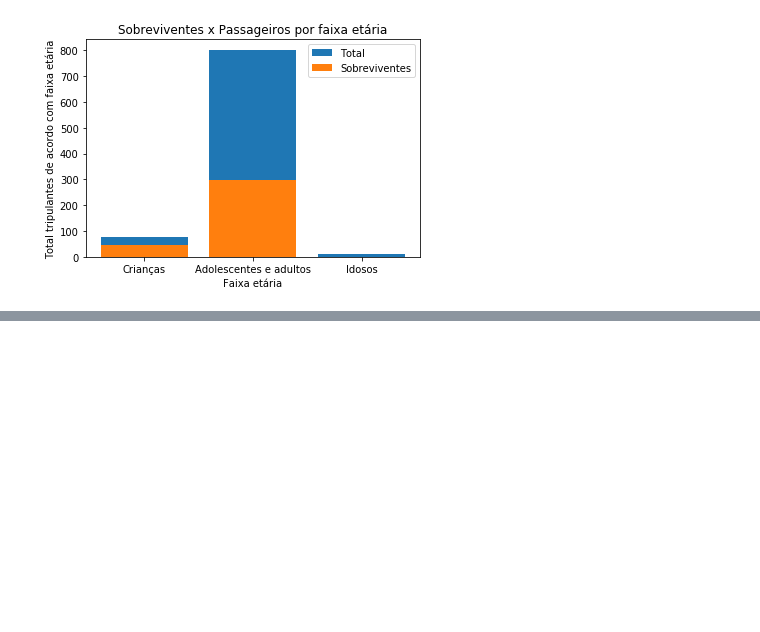
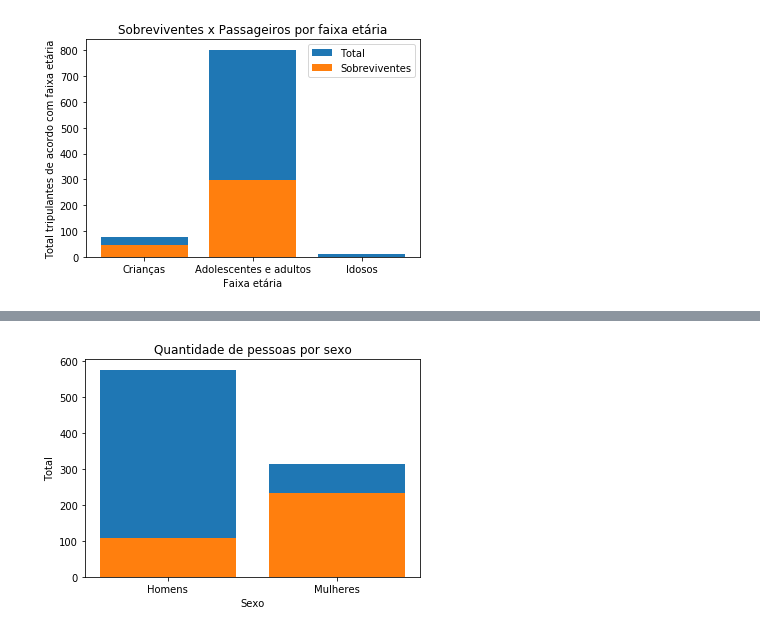
Before and after one commit to matheusbattisti/udacity_titanic, a Jupyter notebook: Titanic_Analise.ipynb, the cells around one changed output, grey strips where cells are left out. Saved outputs shown, nothing was run; the diff lists cells and outputs as text; code cells hidden in the pictures; blank space fills up the shorter version.

```diff
--- a/Titanic_Analise.ipynb
+++ b/Titanic_Analise.ipynb
@@ -330,0 +334,19 @@ dtype: int64
+# %%
+locations = [1, 2]
+heights = [len(male_df), len(female_df)]
+labels = ['Homens', 'Mulheres']
+
+plt.bar(locations, heights, tick_label=labels, label='Total')
+
+maleSurv = df.loc[(df['Sex'] == 'male') & (df['Survived'] == 1)]
+femaleSurv = df.loc[(df['Sex'] == 'female')  & (df['Survived'] == 1)]
+
+classes = [len(maleSurv), len(femaleSurv)]
+
+plt.bar(locations, classes, tick_label=labels, label='Sobreviventes')
+
+plt.title('Quantidade de pessoas por sexo')
+plt.xlabel('Sexo')
+plt.ylabel('Total');
+# %% [output]
+[figure, added]
```
Also changed, not shown: parts of 10 cells of this notebook.
